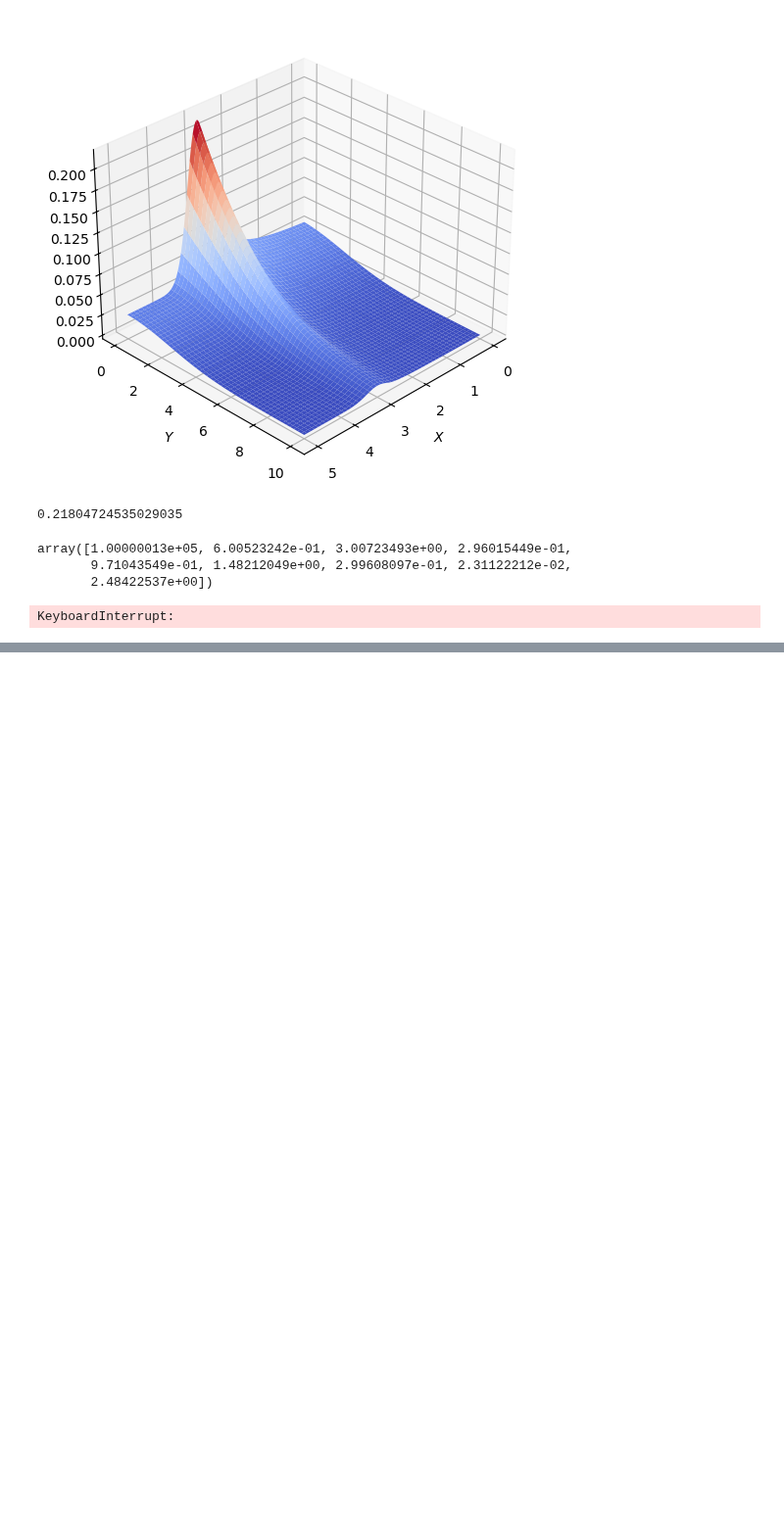
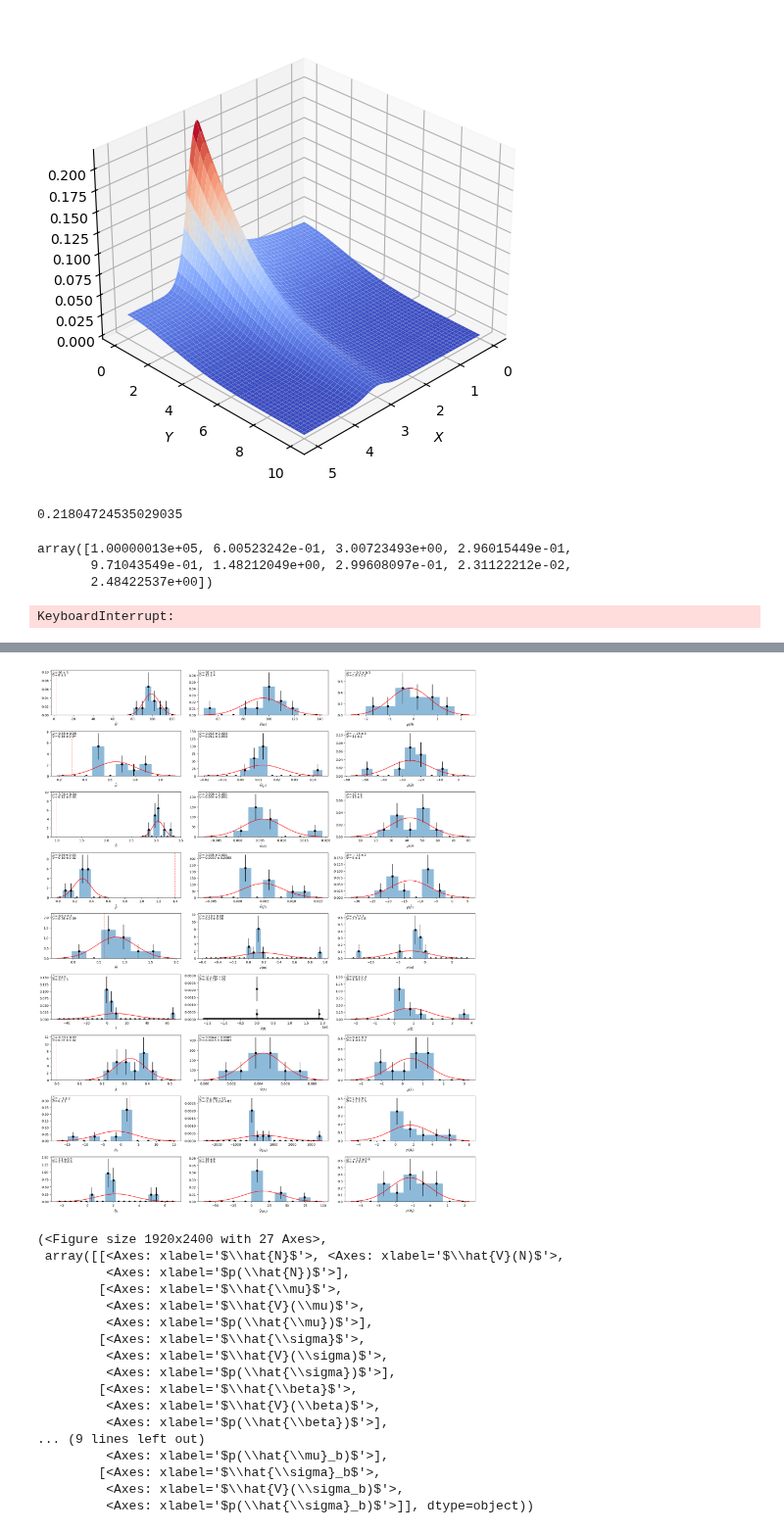
Before and after one commit to elizabethsztan/DIS_S1, a Jupyter notebook: s1_coursework.ipynb, the cells around one changed output, grey strips where cells are left out. Shown at 98% size. Saved outputs shown, nothing was run; the diff lists cells and outputs as text; code cells hidden in the pictures; blank space fills up the shorter version.

Commit message:
Added and tested functions to plot bootstraps

```diff
--- a/s1_coursework.ipynb
+++ b/s1_coursework.ipynb
@@ -428,7 +428,7 @@ print(f"Time for EML_fit_true: {time_taken_EML_true:.4f} seconds")
 #ensembles of 250 samples. Each sample has size 500, 1000, 2500, 5000, 10000
 
 N_sample = [500, 1000, 2500, 5000, 10000] #number of samples per toy
-param_names = ['N', '\mu', '\sigma', '\beta', 'm', 'f', '\lambda', '\mu_b', '\sigma_b']
+param_names = ['N', '\mu', '\sigma', '\\beta', 'm', 'f', '\lambda', '\mu_b', '\sigma_b'] #learn how to format beta better
 true_values = [3, 0.3, 1, 1.4, 0.6, 0.3, 0, 2.5]#except N which differs
 
 def generate_bootstrap (N, seed = 1):
@@ -510,10 +510,11 @@ def bootstrap(N_sample, N_ensemble = 250):
         mi = fit_model(toy, N_sample)
         values.append(list(mi.values))
         errors.append(list(mi.errors))
+        #print(len(mi.values))
 
     #get the values, errors and pulls
     values = np.array(values)
-    print(values)
+    #print(values)
     errors = np.array(errors)
     #print(errors)
     true_values_t = np.array([N_sample] + true_values)
@@ -521,18 +522,21 @@ def bootstrap(N_sample, N_ensemble = 250):
     pulls = (values - true_values_t)/errors
 
     np.savetxt(f'data_storage/bootstraps/bootstrap_{N_sample}.csv',
-           np.column_stack((values, errors, pulls)),  # or np.vstack((values, errors, pulls)).T
+           np.column_stack((values, errors, pulls)),
            delimiter=',',
            header='values, errors, pulls')
+
+    return values, errors, pulls
 # %%
 # Load the data
 
 data = np.loadtxt(f'data_storage/bootstraps/bootstrap_100.csv',
                   delimiter=',',
                   skiprows=1)  # Skip the header row
-
-# If you have n parameters, split the data back into values, errors, pulls
-n_params = len(true_values)  # or whatever number of parameters you have
+#split the data back into values, errors, pulls
+n_params = len(true_values+1)
 values = data[:, :n_params]
 errors = data[:, n_params:2*n_params]
 pulls = data[:, 2*n_params:3*n_params]
+# %%
+values, errors, pulls = bootstrap(100, 10)
@@ -538,0 +606,21 @@ pulls = data[:, 2*n_params:3*n_params]
+# %%
+plot_toys(values, errors, pulls, param_names)
+# %% [output]
+[figure, added]
+(<Figure size 1920x2400 with 27 Axes>,
+ array([[<Axes: xlabel='$\\hat{N}$'>, <Axes: xlabel='$\\hat{V}(N)$'>,
+         <Axes: xlabel='$p(\\hat{N})$'>],
+        [<Axes: xlabel='$\\hat{\\mu}$'>,
+         <Axes: xlabel='$\\hat{V}(\\mu)$'>,
+         <Axes: xlabel='$p(\\hat{\\mu})$'>],
+        [<Axes: xlabel='$\\hat{\\sigma}$'>,
+         <Axes: xlabel='$\\hat{V}(\\sigma)$'>,
+         <Axes: xlabel='$p(\\hat{\\sigma})$'>],
+        [<Axes: xlabel='$\\hat{\\beta}$'>,
+         <Axes: xlabel='$\\hat{V}(\\beta)$'>,
+         <Axes: xlabel='$p(\\hat{\\beta})$'>],
+... (9 lines left out)
+         <Axes: xlabel='$p(\\hat{\\mu}_b)$'>],
+        [<Axes: xlabel='$\\hat{\\sigma}_b$'>,
+         <Axes: xlabel='$\\hat{V}(\\sigma_b)$'>,
+         <Axes: xlabel='$p(\\hat{\\sigma}_b)$'>]], dtype=object))
```
Also changed, not shown: parts of 2 cells of this notebook.
